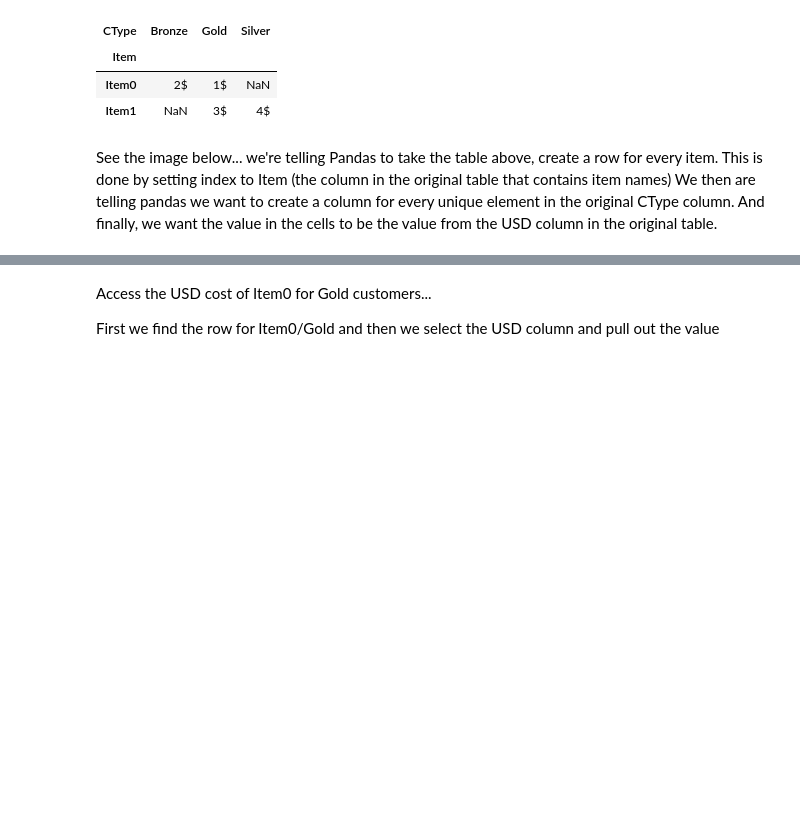
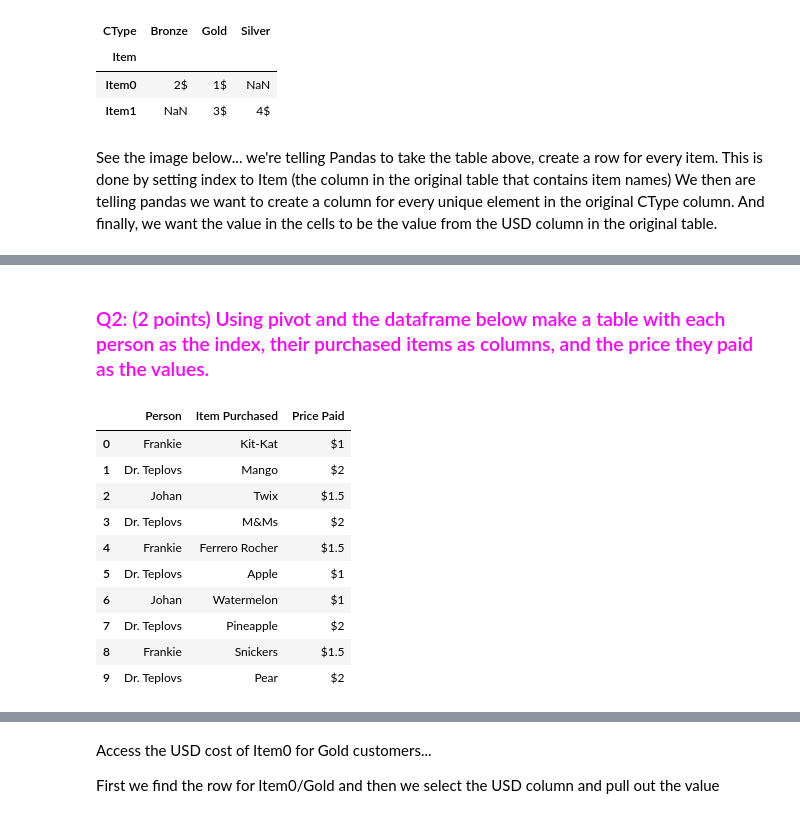
Before and after one commit to umsi-data-science/si330, a Jupyter notebook: 330_05_Groupby_pivot.ipynb, the cells around one changed output, grey strips where cells are left out. Cells and saved outputs as stored; diff of their text form; code cells hidden in the pictures; blank space fills up the shorter version.

```diff
--- a/330_05_Groupby_pivot.ipynb
+++ b/330_05_Groupby_pivot.ipynb
@@ -132,3 +132,25 @@ original CType column.  And finally, we want the value in the cells to be the va
 column in the original table.
 # %% [markdown]
 ![pivot 1](http://nikgrozev.com/images/blog/Reshaping%20in%20Pandas%20-%20Pivot%20Pivot-Table%20Stack%20and%20Unstack%20explained%20with%20Pictures/pivoting_simple1.png "pivots")
+# %% [markdown]
+### <font color="magenta">Q2: (2 points) Using pivot and the dataframe below make a table with each person as the index, their purchased items as columns, and the price they paid as the values.</font>
+# %%
+table1 = OrderedDict((
+    ("Person", ['Frankie', 'Dr. Teplovs', 'Johan', 'Dr. Teplovs','Frankie','Dr. Teplovs', 'Johan', 'Dr. Teplovs','Frankie', 'Dr. Teplovs']),
+    ('Item Purchased',['Kit-Kat','Mango', 'Twix', 'M&Ms', 'Ferrero Rocher','Apple', 'Watermelon', 'Pineapple', 'Snickers','Pear']),
+    ('Price Paid',  ['$1','$2', '$1.5', '$2', '$1.5','$1','$1','$2', '$1.5', '$2']),
+    ))
+fav = DataFrame(table1)
+fav
+# %% [output]
+|  | Person | Item Purchased | Price Paid |
+| 0 | Frankie | Kit-Kat | $1 |
+| 1 | Dr. Teplovs | Mango | $2 |
+| 2 | Johan | Twix | $1.5 |
+| 3 | Dr. Teplovs | M&Ms | $2 |
+| 4 | Frankie | Ferrero Rocher | $1.5 |
+| 5 | Dr. Teplovs | Apple | $1 |
+| 6 | Johan | Watermelon | $1 |
+| 7 | Dr. Teplovs | Pineapple | $2 |
+| 8 | Frankie | Snickers | $1.5 |
+| 9 | Dr. Teplovs | Pear | $2 |
```
Also changed, not shown: parts of 16 cells of this notebook.
